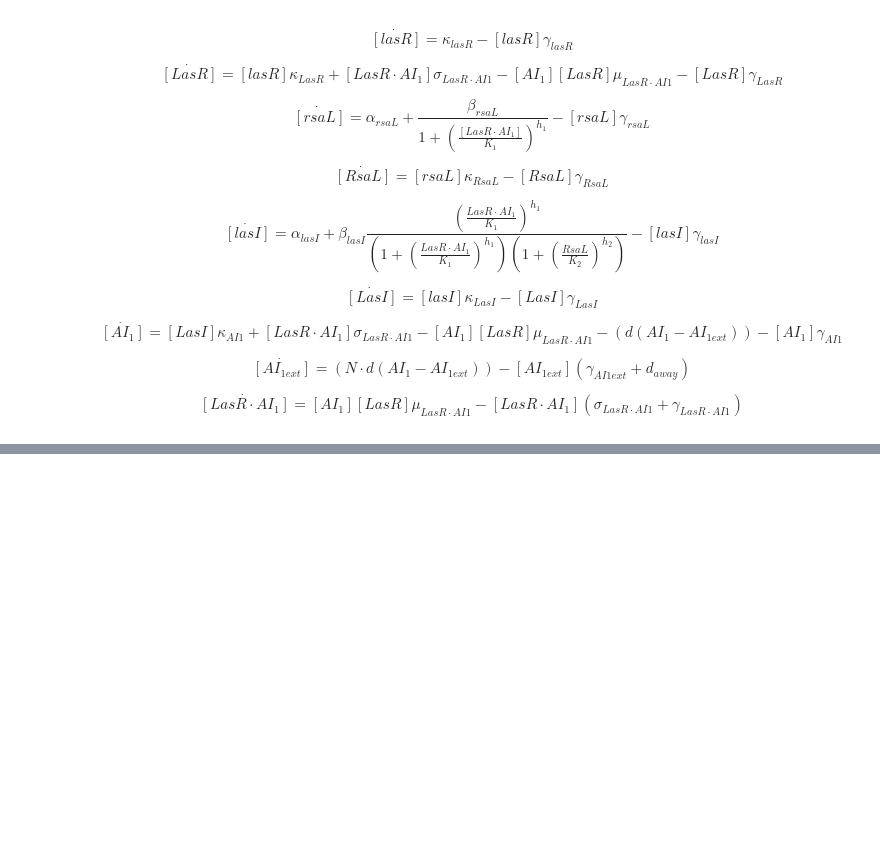
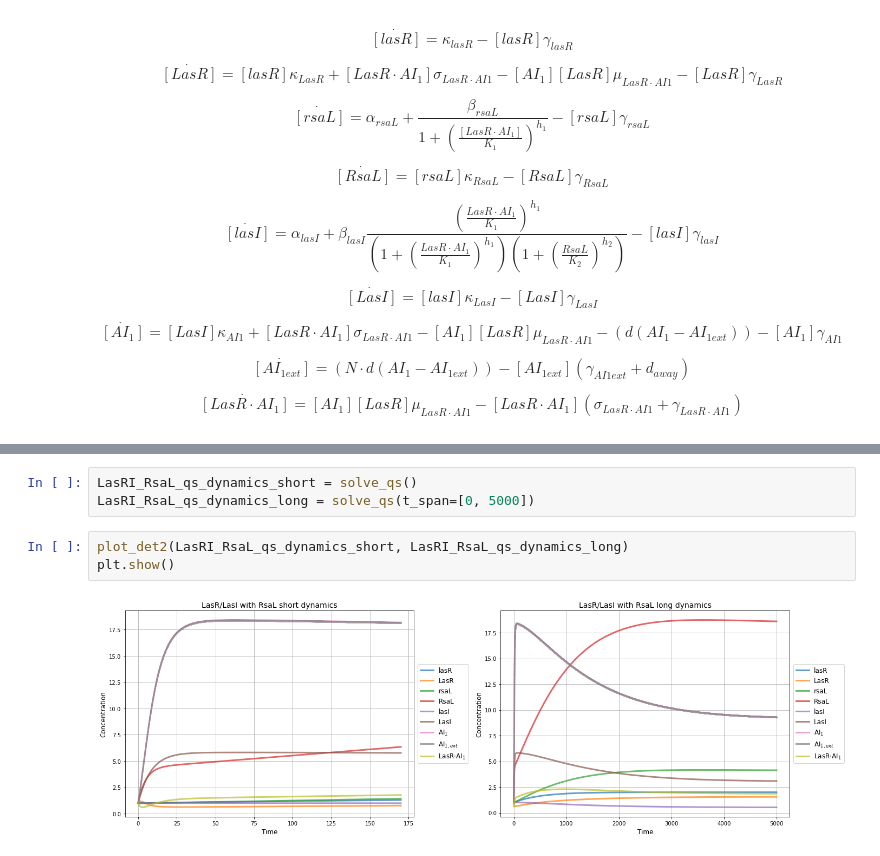
Before and after one commit to alejandrocs98/P-aeruginosa-qs, a Jupyter notebook: qs_deterministic_tesis.ipynb, the cells around one changed output, grey strips where cells are left out. Cells and saved outputs as stored; diff of their text form; blank space fills up the shorter version.

```diff
--- a/qs_deterministic_tesis.ipynb
+++ b/qs_deterministic_tesis.ipynb
@@ -371,0 +63,8 @@ plt.show()
+# %%
+LasRI_RsaL_qs_dynamics_short = solve_qs()
+LasRI_RsaL_qs_dynamics_long = solve_qs(t_span=[0, 5000])
+# %%
+plot_det2(LasRI_RsaL_qs_dynamics_short, LasRI_RsaL_qs_dynamics_long)
+plt.show()
+# %% [output]
+[figure, added]
```
Also changed, not shown: parts of 14 cells of this notebook, 1 other file.
